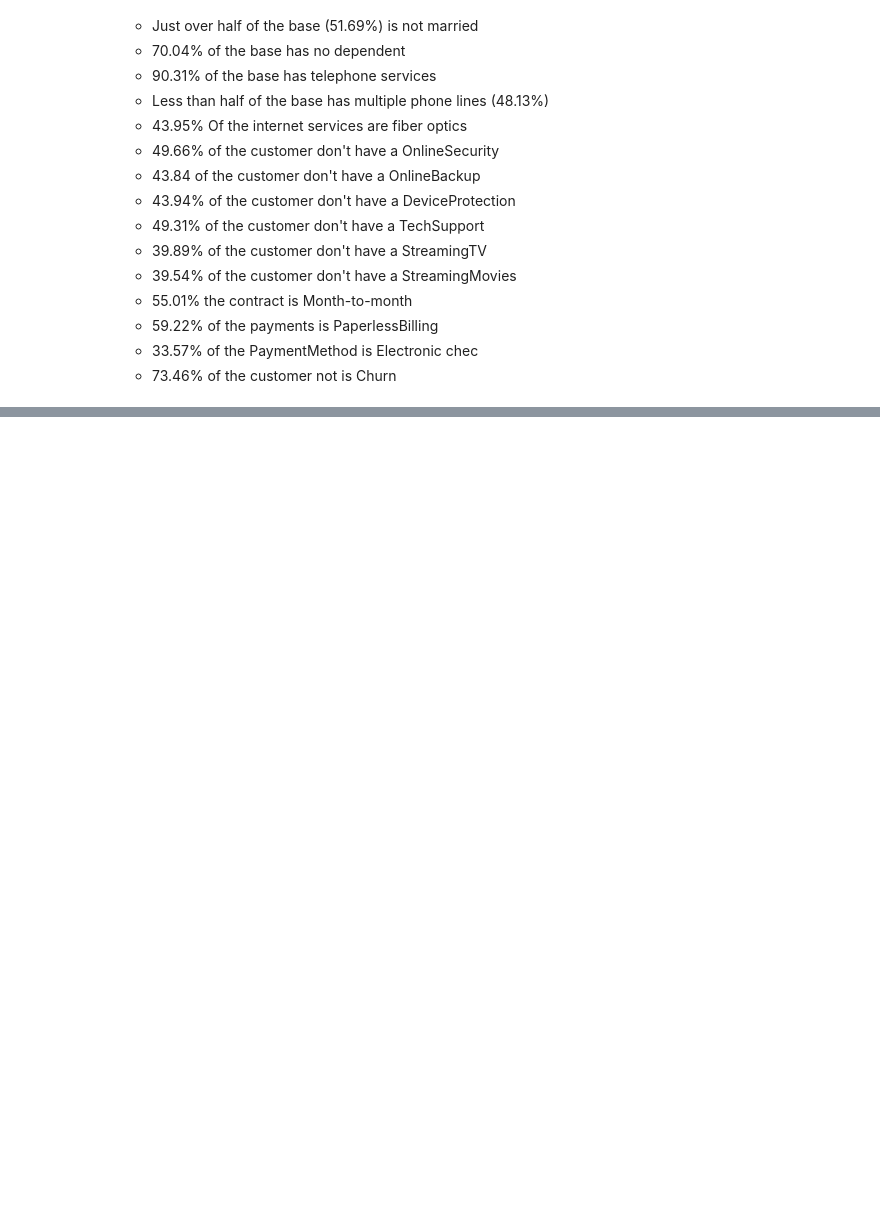
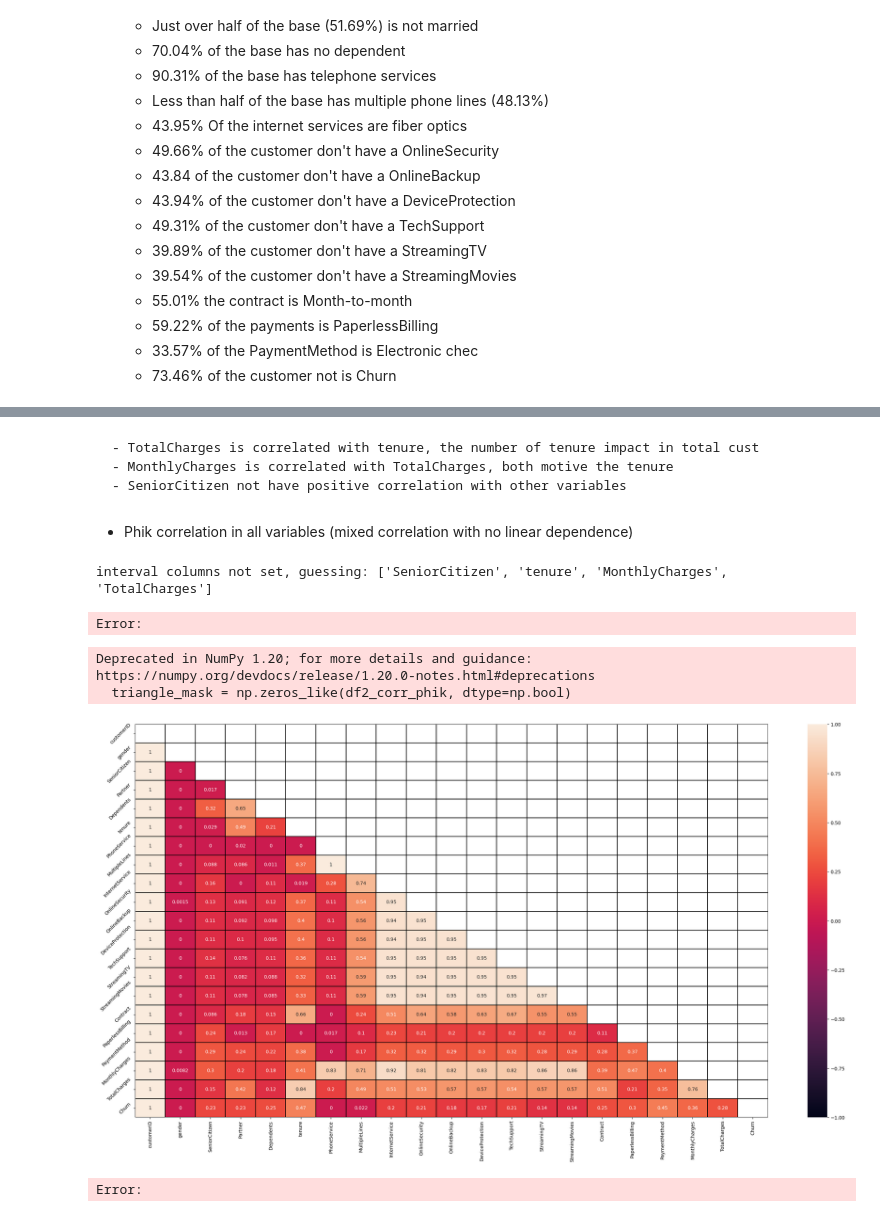
Before and after one commit to Eric-Oliveira-ds/Telco-Customer-Churn, a Jupyter notebook: notebook/EDA.ipynb, the cells around one changed output, grey strips where cells are left out. Saved outputs shown, nothing was run; the diff lists cells and outputs as text; code cells hidden in the pictures; blank space fills up the shorter version.

```diff
--- a/notebook/EDA.ipynb
+++ b/notebook/EDA.ipynb
@@ -221,0 +262,30 @@ df_categorical_report.to_excel(r'C:\Users\erico\OneDrive\Documentos\Projeto-Eric
+# %% [markdown]
+    - TotalCharges is correlated with tenure, the number of tenure impact in total cust
+    - MonthlyCharges is correlated with TotalCharges, both motive the tenure
+    - SeniorCitizen not have positive correlation with other variables
+# %% [markdown]
+ - Phik correlation in all variables (mixed correlation with no linear dependence)
+# %%
+# The combined features of Phi_K form an advantage over existing coefficients.
+# First, it works consistently between categorical, ordinal and interval variables. Second, it captures non-linear dependency.
+#  Third, it reverts to the Pearson correlation coefficient in case of a bi-variate normal input distribution.
+# These are useful features when studying the correlation matrix of variables with mixed types.
+
+# mixed correlation
+df2_corr_phik = df2.phik_matrix()
+# %% [output]
+interval columns not set, guessing: ['SeniorCitizen', 'tenure', 'MonthlyCharges', 'TotalCharges']
+Error:
+# %%
+# visualization correlation
+
+triangle_mask = np.zeros_like(df2_corr_phik, dtype=np.bool)
+triangle_mask[np.triu_indices_from(triangle_mask)] = True
+plt.figure(figsize = (30,15))
+sns.heatmap(data = df2_corr_phik, linewidths=.1, linecolor='black', vmin = -1, vmax = 1, mask = triangle_mask, annot = True)
+plt.yticks(rotation=45);
+# %% [output]
+Deprecated in NumPy 1.20; for more details and guidance: https://numpy.org/devdocs/release/1.20.0-notes.html#deprecations
+  triangle_mask = np.zeros_like(df2_corr_phik, dtype=np.bool)
+[figure, added]
+Error:
```
Also changed, not shown: parts of 32 cells of this notebook, 2 other files.
